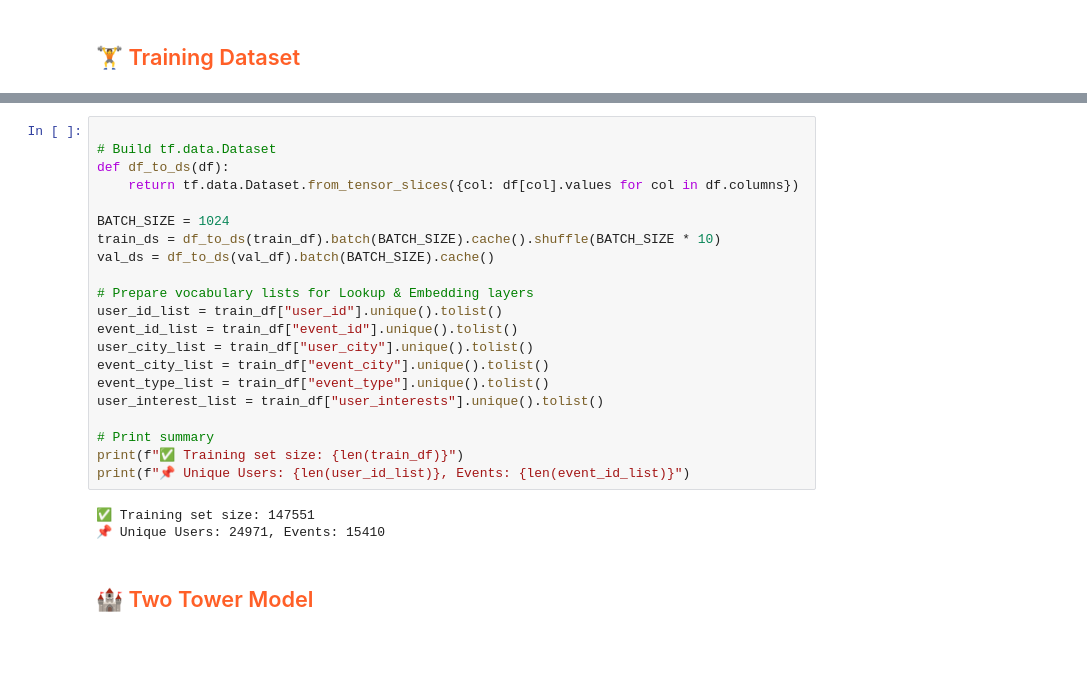
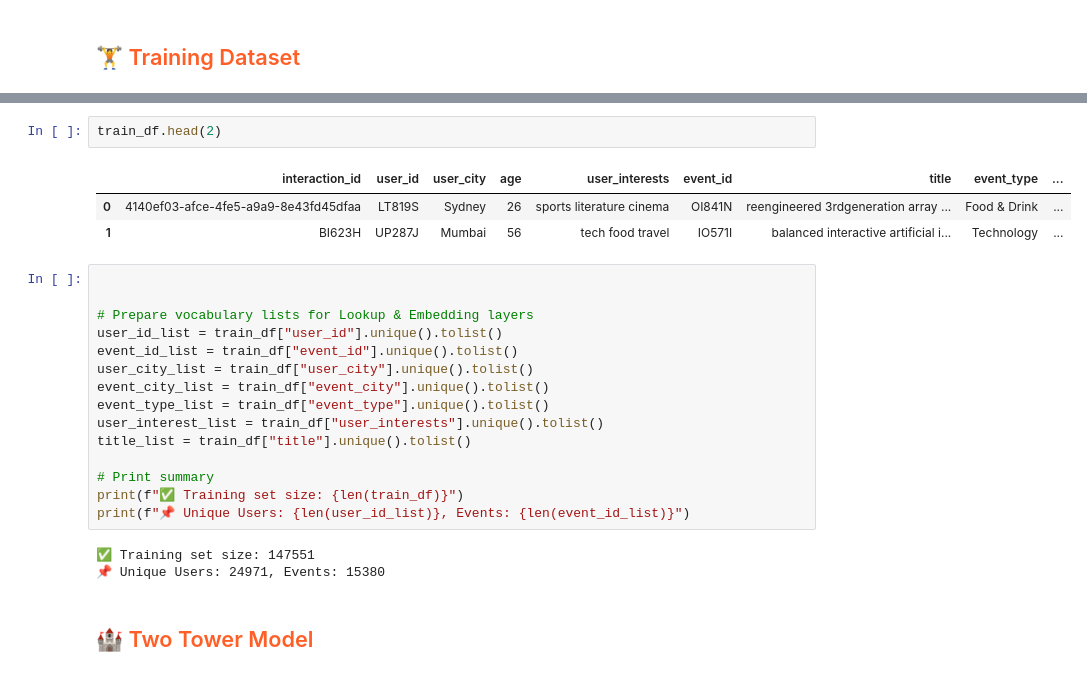
Before and after one commit to AbigailUchennaNkama/masters_thesis_project, a Jupyter notebook: thesis/sythesize_from_scratch/retrieval_model.ipynb, the cells around one changed output, grey strips where cells are left out. Saved outputs shown, nothing was run; the diff lists cells and outputs as text; blank space fills up the shorter version.

```diff
--- a/thesis/sythesize_from_scratch/retrieval_model.ipynb
+++ b/thesis/sythesize_from_scratch/retrieval_model.ipynb
@@ -90,12 +97,11 @@ Finished: Reading data from Hopsworks, using Hopsworks Feature Query Service (7.
+# %%
+train_df.head(2)
+# %% [output]
+|  | interaction_id | user_id | user_city | age | user_interests | event_id | title | event_type | ... |
+| 0 | 4140ef03-afce-4fe5-a9a9-8e43fd45dfaa | LT819S | Sydney | 26 | sports literature cinema | OI841N | reengineered 3rdgeneration array ... | Food & Drink | ... |
+| 1 | BI623H | UP287J | Mumbai | 56 | tech food travel | IO571I | balanced interactive artificial i... | Technology | ... |
 # %%
 
-# Build tf.data.Dataset
-def df_to_ds(df):
-    return tf.data.Dataset.from_tensor_slices({col: df[col].values for col in df.columns})
-
-BATCH_SIZE = 1024
-train_ds = df_to_ds(train_df).batch(BATCH_SIZE).cache().shuffle(BATCH_SIZE * 10)
-val_ds = df_to_ds(val_df).batch(BATCH_SIZE).cache()
 
 # Prepare vocabulary lists for Lookup & Embedding layers
 user_id_list = train_df["user_id"].unique().tolist()
@@ -104,13 +110,14 @@ user_city_list = train_df["user_city"].unique().tolist()
 event_city_list = train_df["event_city"].unique().tolist()
 event_type_list = train_df["event_type"].unique().tolist()
 user_interest_list = train_df["user_interests"].unique().tolist()
+title_list = train_df["title"].unique().tolist()
 
 # Print summary
 print(f"✅ Training set size: {len(train_df)}")
 print(f"📌 Unique Users: {len(user_id_list)}, Events: {len(event_id_list)}")
 # %% [output]
 ✅ Training set size: 147551
-📌 Unique Users: 24971, Events: 15410
+📌 Unique Users: 24971, Events: 15380
 # %% [markdown]
 ## <span style="color:#ff5f27">🏰 Two Tower Model </span>
 # %%
```
Also changed, not shown: parts of 23 cells of this notebook, 31 other files.
